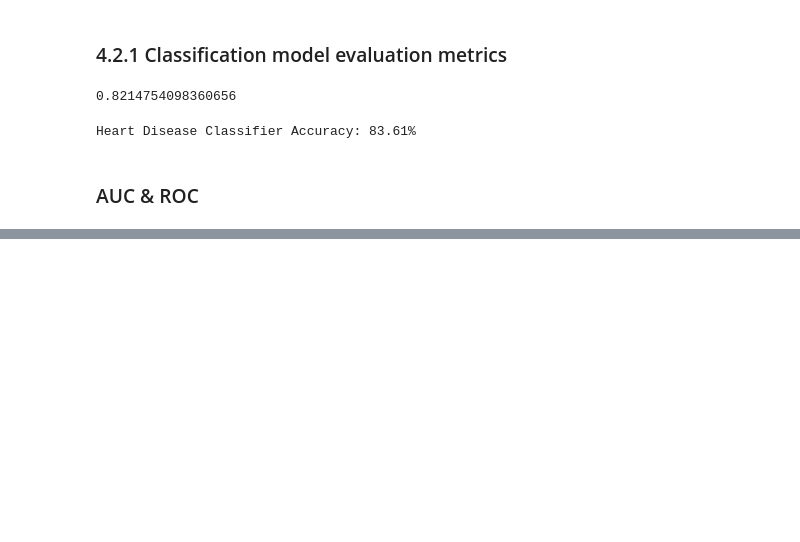
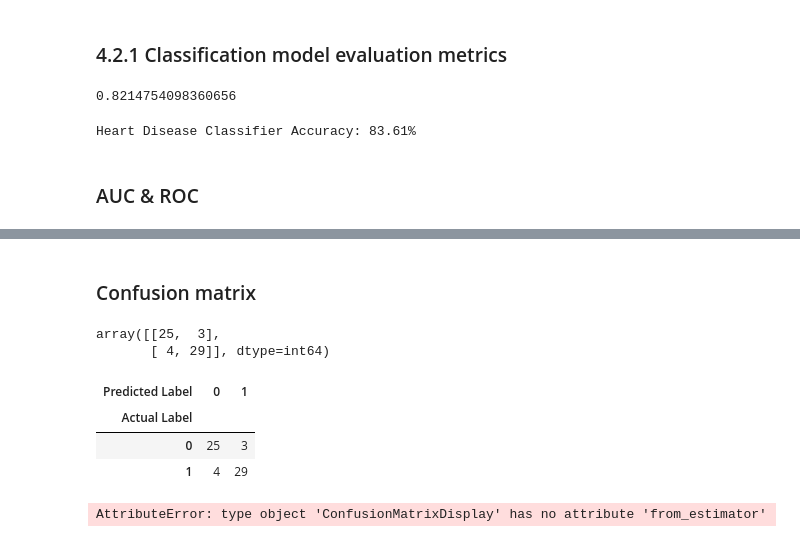
Before and after one commit to BensonFeng/scikit-notebook, a Jupyter notebook: notebook/intro-scikit-learn.ipynb, the cells around one changed output, grey strips where cells are left out. Cells and saved outputs as stored; diff of their text form; code cells hidden in the pictures; blank space fills up the shorter version.

```diff
--- a/notebook/intro-scikit-learn.ipynb
+++ b/notebook/intro-scikit-learn.ipynb
@@ -956,0 +959,29 @@ roc_auc_score(y_test, y_probs)
+# %% [markdown]
+### Confusion matrix
+# %%
+from sklearn.metrics import confusion_matrix
+y_preds = clf.predict(X_test)
+confusion_matrix(y_test, y_preds)
+# %% [output]
+array([[25,  3],
+       [ 4, 29]], dtype=int64)
+# %%
+pd.crosstab(y_test,
+            y_preds,
+            rownames=["Actual Label"],
+            colnames=["Predicted Label"])
+# %% [output]
+| Predicted Label | 0 | 1 |
+| Actual Label |  |  |
+| 0 | 25 | 3 |
+| 1 | 4 | 29 |
+# %%
+from sklearn.metrics import ConfusionMatrixDisplay
+
+ConfusionMatrixDisplay.from_estimator(estimator=clf, X=X, y=y);
+
+# Plot confusion matrix from predictions
+ConfusionMatrixDisplay.from_predictions(y_true=y_test,
+                                        y_pred=y_preds);
+# %% [output]
+AttributeError: type object 'ConfusionMatrixDisplay' has no attribute 'from_estimator'
```
Also changed, not shown: parts of 7 cells of this notebook.
